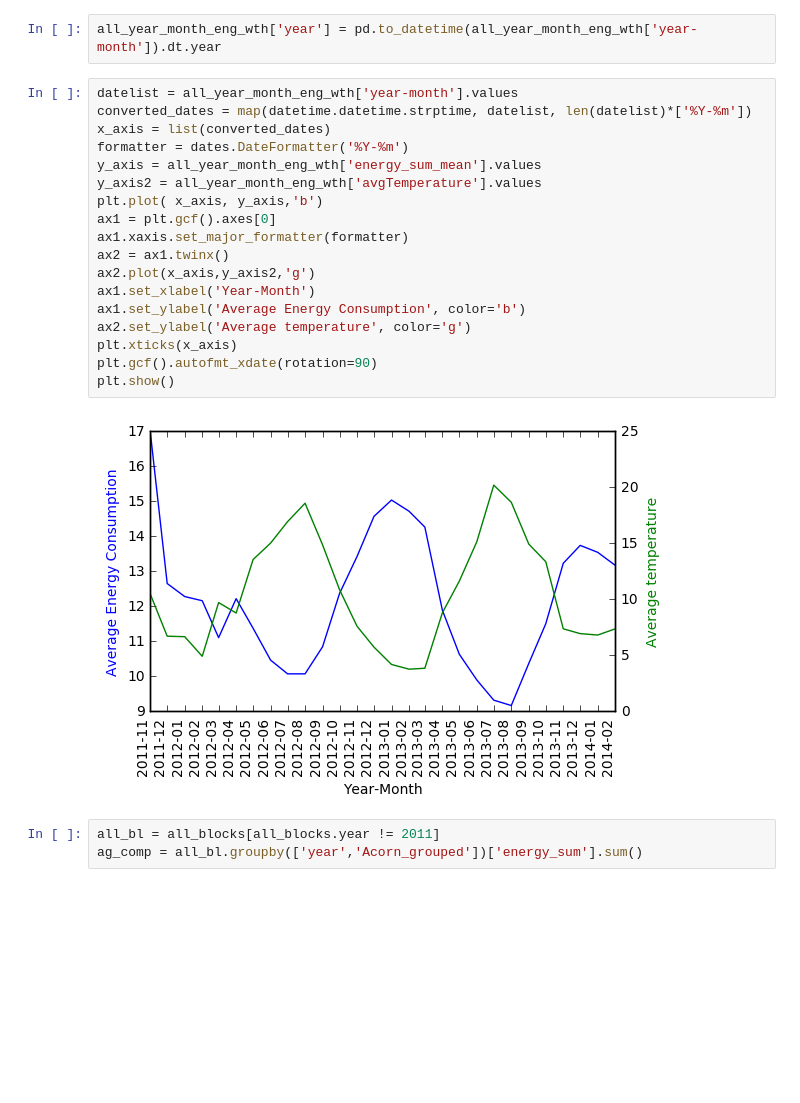
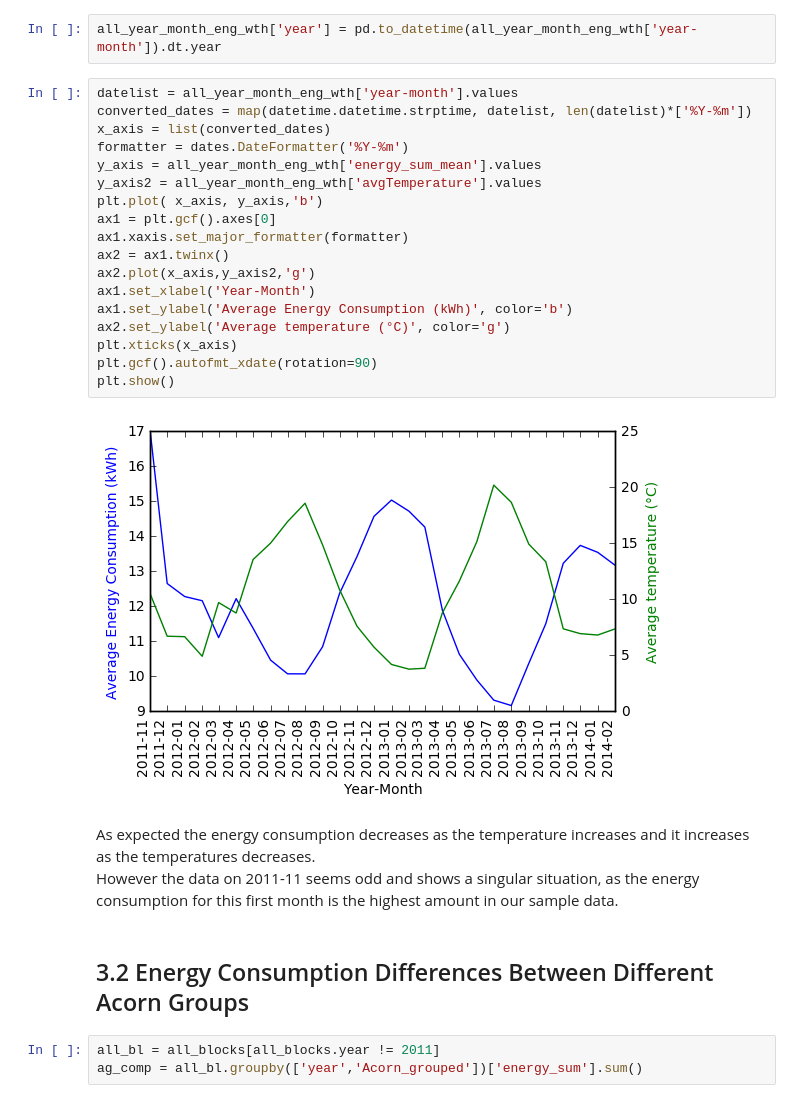
Before and after one commit to OssamaEls/Smart-meter-in-London, a Jupyter notebook: SmartMeterLondon.ipynb, the cells around one changed output. Saved outputs shown, nothing was run; the diff lists cells and outputs as text; blank space fills up the shorter version.

```diff
--- a/SmartMeterLondon.ipynb
+++ b/SmartMeterLondon.ipynb
@@ -316,23 +374,29 @@ all_year_month_eng_wth['year'] = pd.to_datetime(all_year_month_eng_wth['year-mon
 # %%
 datelist = all_year_month_eng_wth['year-month'].values
 converted_dates = map(datetime.datetime.strptime, datelist, len(datelist)*['%Y-%m'])
 x_axis = list(converted_dates)
 formatter = dates.DateFormatter('%Y-%m')
 y_axis = all_year_month_eng_wth['energy_sum_mean'].values
 y_axis2 = all_year_month_eng_wth['avgTemperature'].values
 plt.plot( x_axis, y_axis,'b')
 ax1 = plt.gcf().axes[0]
 ax1.xaxis.set_major_formatter(formatter)
 ax2 = ax1.twinx()
 ax2.plot(x_axis,y_axis2,'g')
 ax1.set_xlabel('Year-Month')
-ax1.set_ylabel('Average Energy Consumption', color='b')
-ax2.set_ylabel('Average temperature', color='g')
+ax1.set_ylabel('Average Energy Consumption (kWh)', color='b')
+ax2.set_ylabel('Average temperature (°C)', color='g')
 plt.xticks(x_axis)
 plt.gcf().autofmt_xdate(rotation=90)
 plt.show()
 # %% [output]
-[figure, old version]
+[figure, new version]
+# %% [markdown]
+As expected the energy consumption decreases as the temperature increases and it increases as the temperatures decreases.
+<br>
+However the data on 2011-11 seems odd and shows a singular situation, as the energy consumption for this first month is the highest amount in our sample data.
+# %% [markdown]
+## 3.2 Energy Consumption Differences Between Different Acorn Groups
 # %%
 all_bl = all_blocks[all_blocks.year != 2011]
 ag_comp = all_bl.groupby(['year','Acorn_grouped'])['energy_sum'].sum()
```
Also changed, not shown: parts of 40 cells of this notebook.
